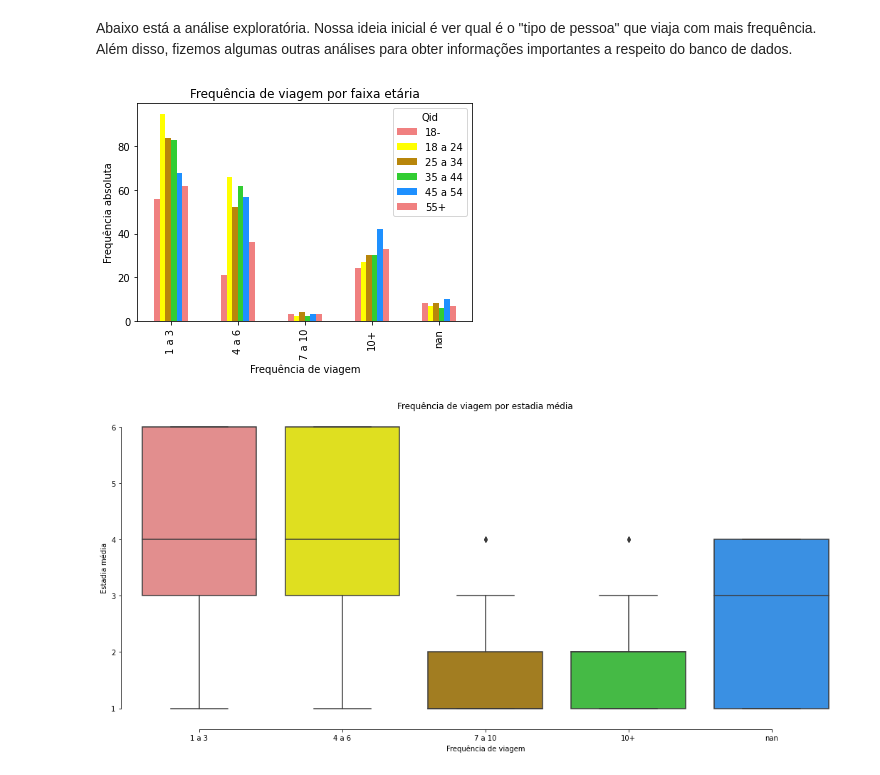
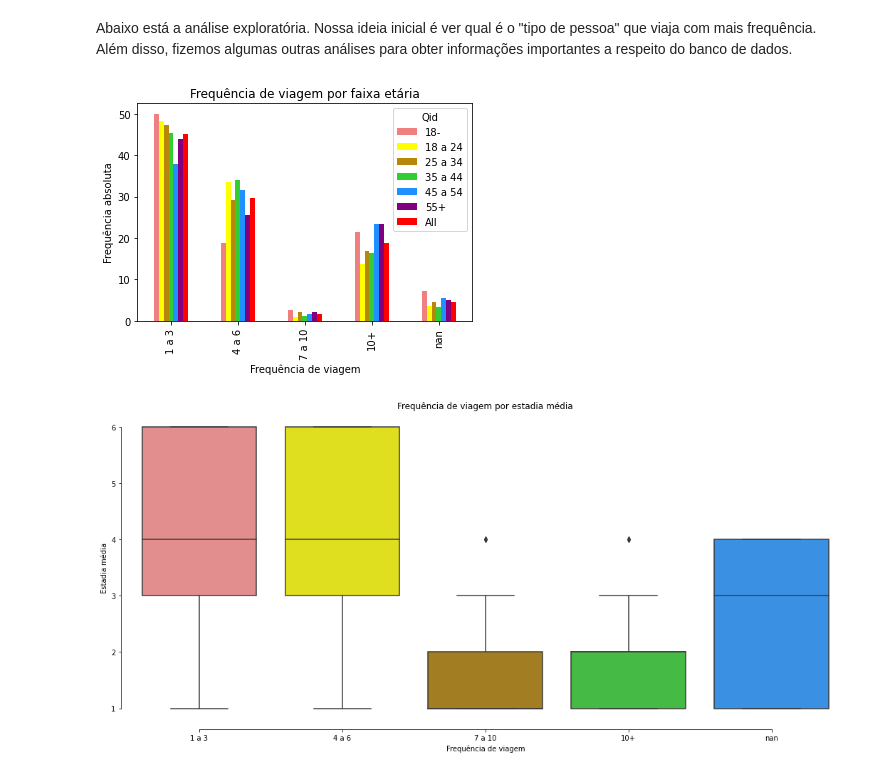
Before and after one commit to pmahfuz/Jr_hotelaria, a Jupyter notebook: Analise_base.ipynb, the cells around one changed output. Drawn from its saved outputs; the diff is of its cells as text; code cells hidden in the pictures.

```diff
--- a/Analise_base.ipynb
+++ b/Analise_base.ipynb
@@ -178,21 +178,21 @@ regiao = df_ae['Qreg'] # qualitativa
 Abaixo está a análise exploratória. Nossa ideia inicial é ver qual é o "tipo de pessoa" que viaja com mais frequência. Além disso, fizemos algumas outras análises para obter informações importantes a respeito do banco de dados.
 # %%
 # Cores
-cores = ['lightcoral', 'yellow', 'darkgoldenrod', 'limegreen', 'dodgerblue']
+cores = ['lightcoral', 'yellow', 'darkgoldenrod', 'limegreen', 'dodgerblue', 'purple', 'red']
 cores2 = [ 'pink', 'blue']
 cores3 = ['blue', 'red']
 # %%
 # Gráfico de barras de frequência de viagem por faixa etária
-freq_x_idade = pd.crosstab(freq_de_viagem, faixa_etaria)
+freq_x_idade = pd.crosstab(freq_de_viagem, faixa_etaria, normalize = 'columns', margins = True).round(3)*100
 
 freq_x_idade.plot.bar(color = cores)
 plt.title('Frequência de viagem por faixa etária')
 plt.ylabel('Frequência absoluta')
 plt.xlabel('Frequência de viagem')
 #plt.legend(loc='center')
 plt.show()
 # %% [output]
-[figure, old version]
+[figure, new version]
 # %%
 # Boxplot da frequência de viagem pela estadia média
 plt.figure(figsize=(18,8))
```
Also changed, not shown: parts of 1 cell of this notebook.
